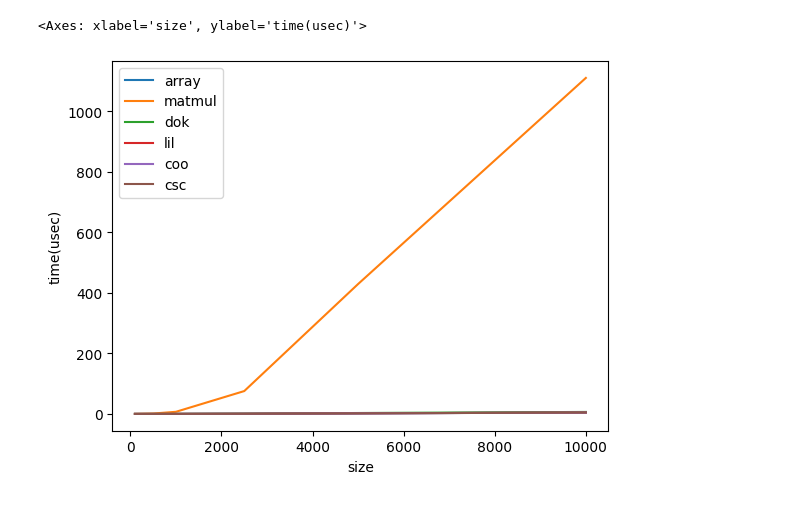
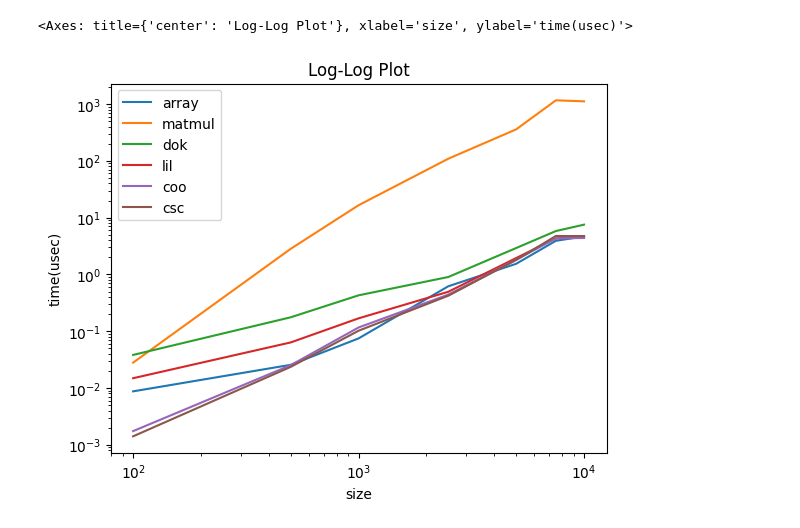
Before and after one commit to h0shizaki/SE481-hand-on-2, a Jupyter notebook: assignment.ipynb, the cells around one changed output. Saved outputs shown, nothing was run; the diff lists cells and outputs as text; code cells hidden in the pictures.

```diff
--- a/assignment.ipynb
+++ b/assignment.ipynb
@@ -30,10 +30,10 @@ def setRemove(data):
     sw_removed_description = sw_removed_description.apply(lambda s: {word for word in s if len(word) > 2})
     return sw_removed_description
 # %%
-size_list = [100, 500, 1000,2500,5000,10000]
+size_list = [100, 500, 1000,2500,5000,7500,10000]
 set_time = []
 
 
 for size in size_list:
     set_time.append(timeit.timeit(lambda: setRemove(tokenized_description[:size]), number=1 ))
-set_time
+# set_time
@@ -78,5 +77,5 @@ df
 # %%
-df.plot(x='size',y=['array','matmul','dok','lil','coo','csc'],ylabel='time(usec)')
+df.plot(x='size',y=['array','matmul','dok','lil','coo','csc'],ylabel='time(usec)',loglog=True, title='Log-Log Plot')
 # %% [output]
-<Axes: xlabel='size', ylabel='time(usec)'>
+<Axes: title={'center': 'Log-Log Plot'}, xlabel='size', ylabel='time(usec)'>
-[figure, old version]
+[figure, new version]
```
Also changed, not shown: parts of 4 cells of this notebook.
